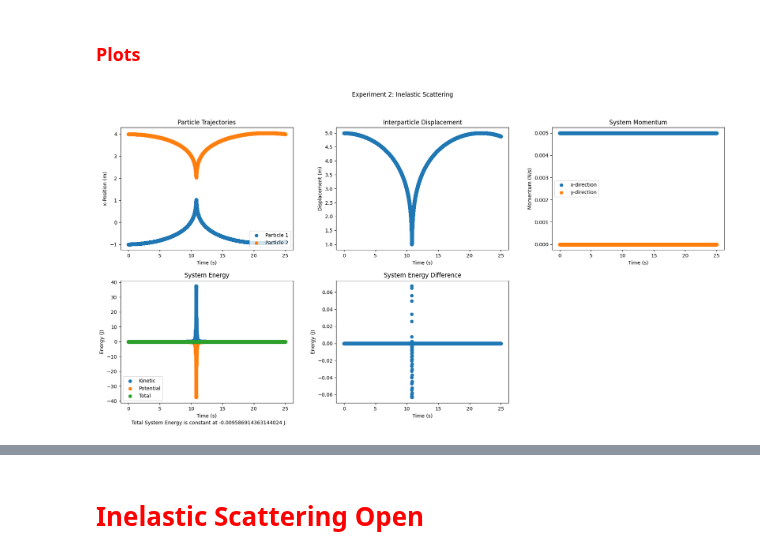
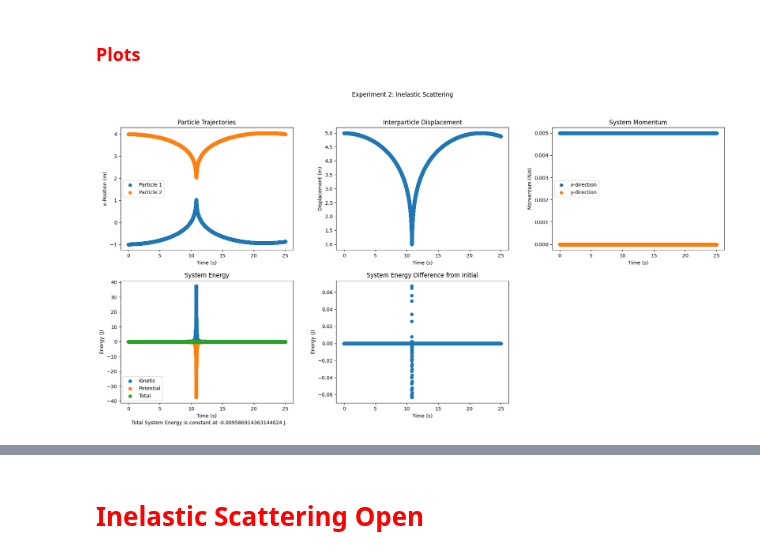
Before and after one commit to CalebAnderson22/PHY122, a Jupyter notebook: L7_Anderson.ipynb, the cells around one changed output, grey strips where cells are left out. Saved outputs shown, nothing was run; the diff lists cells and outputs as text; code cells hidden in the pictures.

```diff
--- a/L7_Anderson.ipynb
+++ b/L7_Anderson.ipynb
@@ -272,36 +272,36 @@ exp3['ax1'].scatter(T, R_tix[:, 1, 0], label="Particle 2")
 exp3['ax1'].set_title("Particle Trajectories")
 exp3['ax1'].set_xlabel("Time (s)")
 exp3['ax1'].set_ylabel("x-Position (m)")
-exp3['ax1'].legend(loc="lower right")
+exp3['ax1'].legend(loc="center left")
 
 exp3['ax2'].scatter(T, -(R_tix[:, 0, 0]-R_tix[:, 1, 0]))
 exp3['ax2'].set_title("Interparticle Displacement")
 exp3['ax2'].set_xlabel("Time (s)")
 exp3['ax2'].set_ylabel("Displacement (m)")
 
 p_tx = np.sum(p_tix, axis=1)
 exp3['ax3'].scatter(T, p_tx[:,0], label="x-direction")
 exp3['ax3'].scatter(T, p_tx[:,1], label="y-direction")
 exp3['ax3'].set_title("System Momentum")
 exp3['ax3'].set_xlabel("Time (s)")
 exp3['ax3'].set_ylabel("Momentum (N/s)")
 exp3['ax3'].legend(loc='center left')
 
 exp3['ax4'].scatter(T, K, label="Kinetic")
 exp3['ax4'].scatter(T, U, label="Potential")
 exp3['ax4'].scatter(T, K+U, label="Total")
 exp3['ax4'].set_title("System Energy")
 exp3['ax4'].set_xlabel('Time (s)')
 exp3['ax4'].set_ylabel('Energy (J)')
 exp3['ax4'].legend(loc="lower left")
 
 exp3['ax5'].scatter(T, (K+U) - (K+U)[0])
-exp3['ax5'].set_title("System Energy Difference")
+exp3['ax5'].set_title("System Energy Difference from Initial")
 exp3['ax5'].set_xlabel('Time (s)')
 exp3['ax5'].set_ylabel('Energy (J)')
 
 fig.text(0.4, 0.05, "Total System Energy is constant at " + str((K+U)[0]) + " J.", ha='center')
 fig.show()
 # %% [output]
-[figure, old version]
+[figure, new version]
 # %% [markdown]
```
Also changed, not shown: parts of 8 cells of this notebook.
